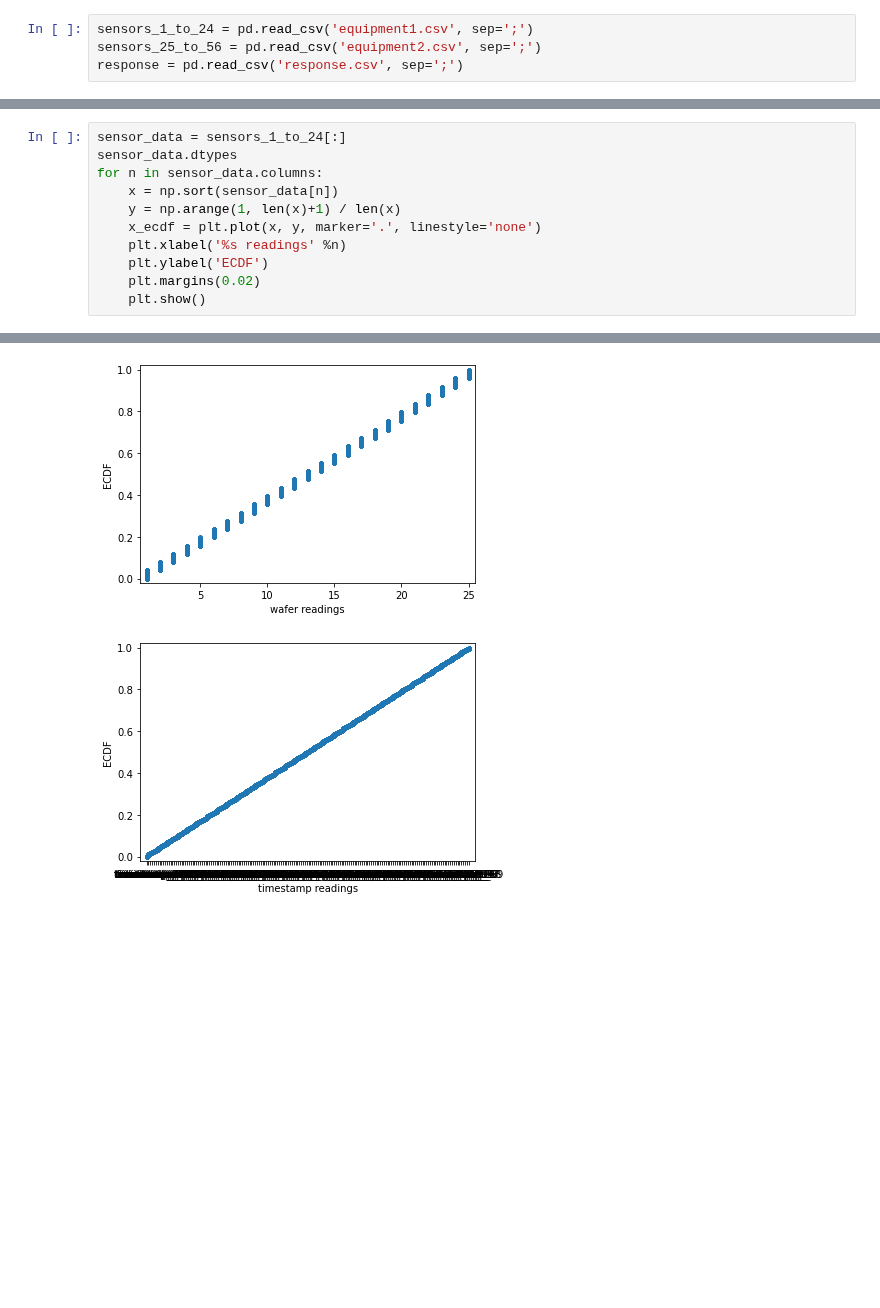
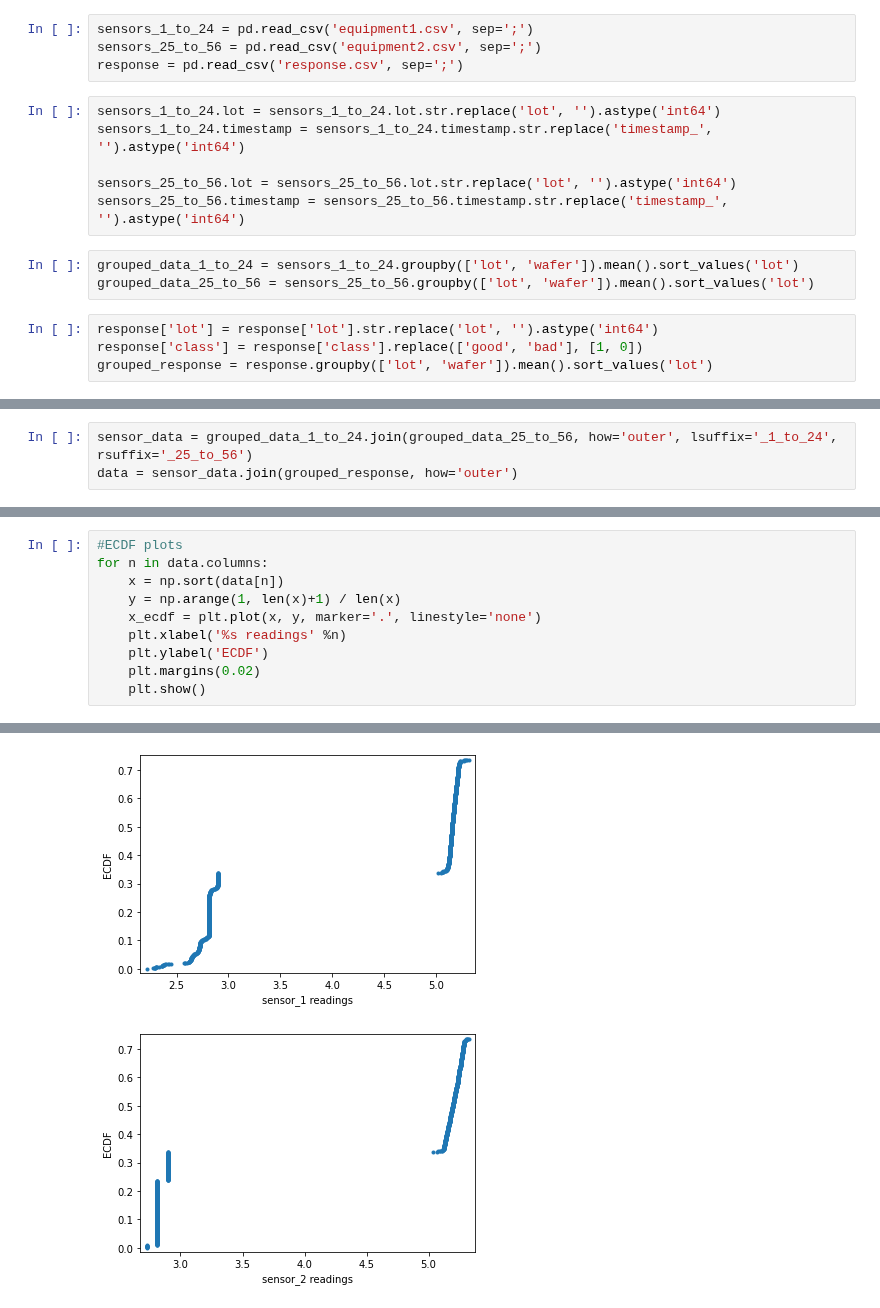
Before and after one commit to divtummala/springboard, a Jupyter notebook: Capstone/EquipmentDataFinal/semiTool.ipynb, the cells around one changed output, grey strips where cells are left out. Drawn from its saved outputs; the diff is of its cells as text; blank space fills up the shorter version.

```diff
--- a/Capstone/EquipmentDataFinal/semiTool.ipynb
+++ b/Capstone/EquipmentDataFinal/semiTool.ipynb
@@ -18,3 +13,16 @@ equipment1.csv          response.csv
 sensors_1_to_24 = pd.read_csv('equipment1.csv', sep=';')
 sensors_25_to_56 = pd.read_csv('equipment2.csv', sep=';')
 response = pd.read_csv('response.csv', sep=';')
+# %%
+sensors_1_to_24.lot = sensors_1_to_24.lot.str.replace('lot', '').astype('int64')
+sensors_1_to_24.timestamp = sensors_1_to_24.timestamp.str.replace('timestamp_', '').astype('int64')
+
+sensors_25_to_56.lot = sensors_25_to_56.lot.str.replace('lot', '').astype('int64')
+sensors_25_to_56.timestamp = sensors_25_to_56.timestamp.str.replace('timestamp_', '').astype('int64')
+# %%
+grouped_data_1_to_24 = sensors_1_to_24.groupby(['lot', 'wafer']).mean().sort_values('lot')
+grouped_data_25_to_56 = sensors_25_to_56.groupby(['lot', 'wafer']).mean().sort_values('lot')
+# %%
+response['lot'] = response['lot'].str.replace('lot', '').astype('int64')
+response['class'] = response['class'].replace(['good', 'bad'], [1, 0])
+grouped_response = response.groupby(['lot', 'wafer']).mean().sort_values('lot')
@@ -20,0 +35,3 @@ response = pd.read_csv('response.csv', sep=';')
+# %%
+sensor_data = grouped_data_1_to_24.join(grouped_data_25_to_56, how='outer', lsuffix='_1_to_24', rsuffix='_25_to_56')
+data = sensor_data.join(grouped_response, how='outer')
@@ -21,8 +80,7 @@ response = pd.read_csv('response.csv', sep=';')
 # %%
-sensor_data = sensors_1_to_24[:]
-sensor_data.dtypes
-for n in sensor_data.columns:
-    x = np.sort(sensor_data[n])
+#ECDF plots
+for n in data.columns:
+    x = np.sort(data[n])
     y = np.arange(1, len(x)+1) / len(x)
     x_ecdf = plt.plot(x, y, marker='.', linestyle='none')
     plt.xlabel('%s readings' %n)
@@ -34,2 +92,2 @@ for n in sensor_data.columns:
-[figure, old version]
+[figure, new version]
-[figure, old version]
+[figure, new version]
```
Also changed, not shown: parts of 12 cells of this notebook.
